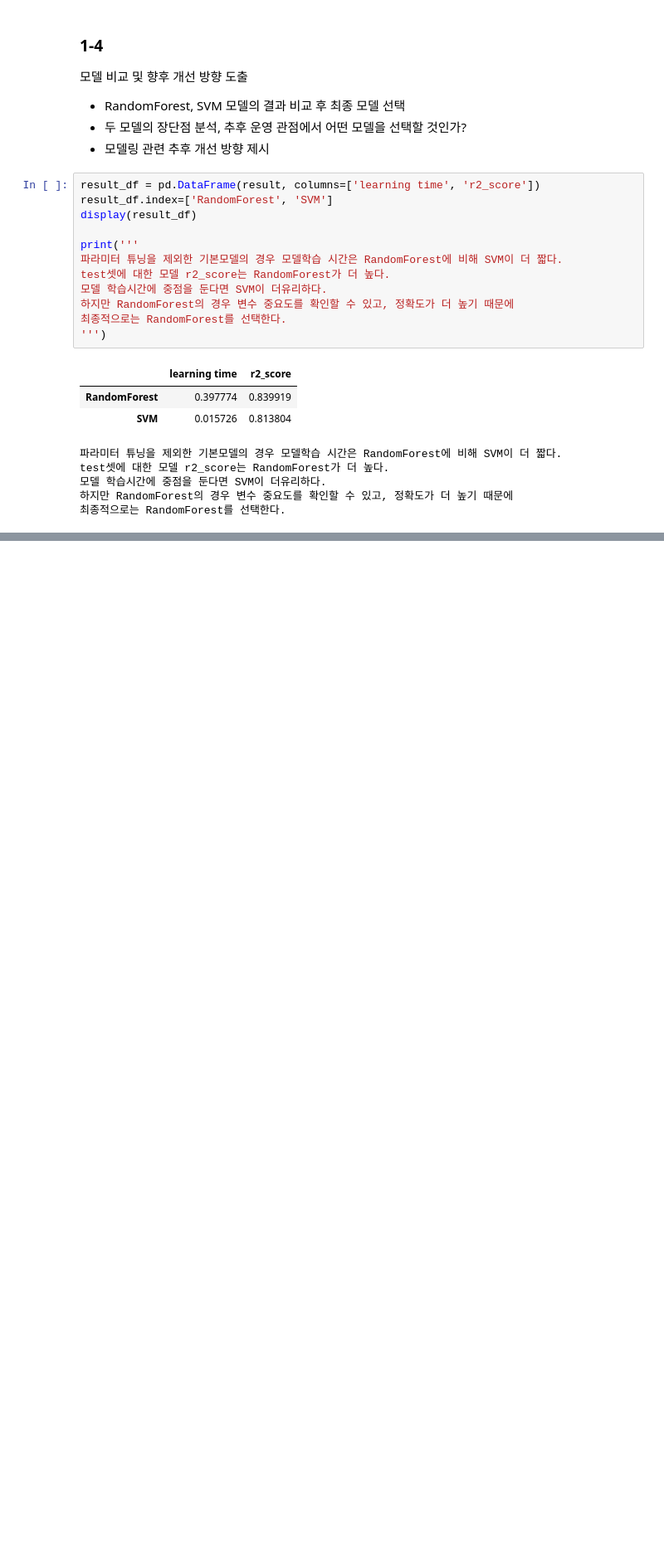
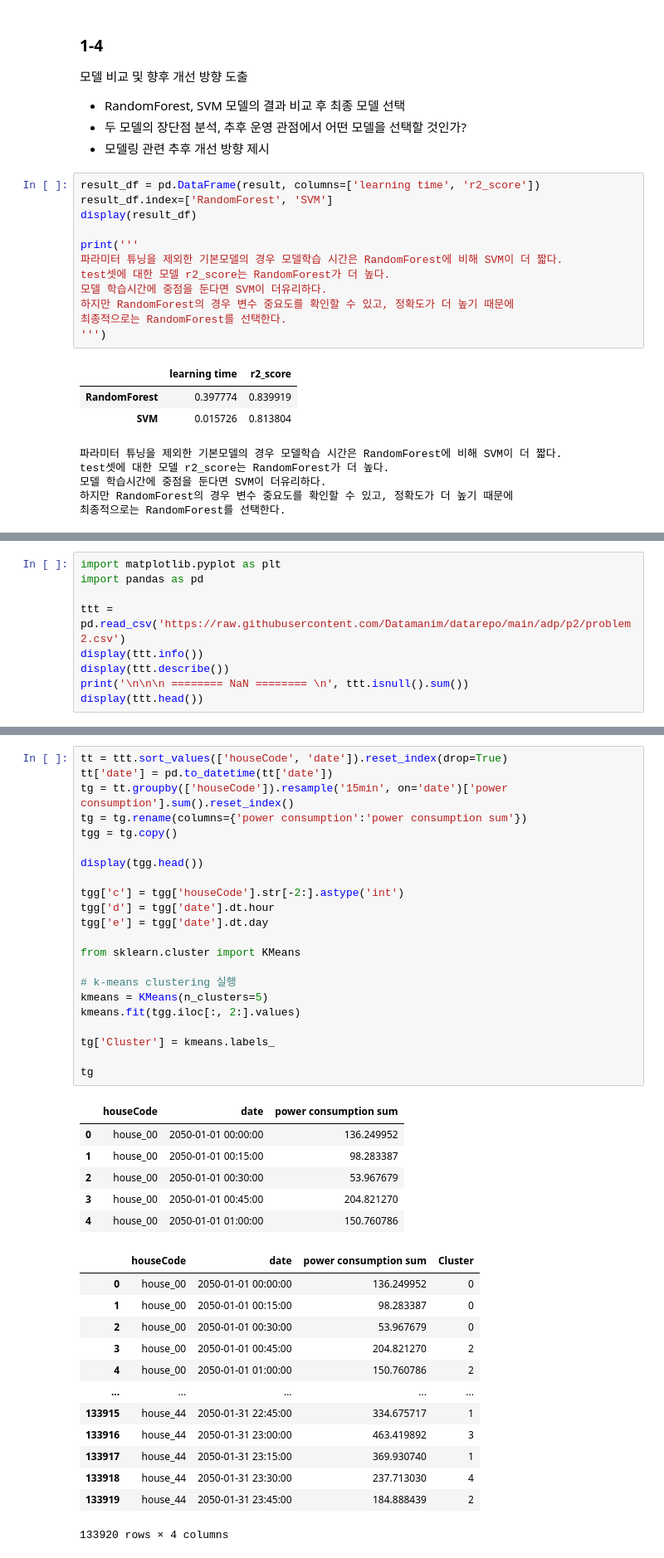
Before and after one commit to johyunkang/adp_certificate, a Jupyter notebook: adp_20.ipynb, the cells around one changed output, grey strips where cells are left out. Shown at 83% size. Drawn from its saved outputs; the diff is of its cells as text; blank space fills up the shorter version.

```diff
--- a/adp_20.ipynb
+++ b/adp_20.ipynb
@@ -276,0 +279,9 @@ test셋에 대한 모델 r2_score는 RandomForest가 더 높다.
+# %%
+import matplotlib.pyplot as plt
+import pandas as pd
+
+ttt = pd.read_csv('https://raw.githubusercontent.com/Datamanim/datarepo/main/adp/p2/problem2.csv')
+display(ttt.info())
+display(ttt.describe())
+print('\n\n\n ======== NaN ======== \n', ttt.isnull().sum())
+display(ttt.head())
@@ -276,0 +330,42 @@ test셋에 대한 모델 r2_score는 RandomForest가 더 높다.
+# %%
+tt = ttt.sort_values(['houseCode', 'date']).reset_index(drop=True)
+tt['date'] = pd.to_datetime(tt['date'])
+tg = tt.groupby(['houseCode']).resample('15min', on='date')['power consumption'].sum().reset_index()
+tg = tg.rename(columns={'power consumption':'power consumption sum'})
+tgg = tg.copy()
+
+display(tgg.head())
+
+tgg['c'] = tgg['houseCode'].str[-2:].astype('int')
+tgg['d'] = tgg['date'].dt.hour
+tgg['e'] = tgg['date'].dt.day
+
+from sklearn.cluster import KMeans
+
+# k-means clustering 실행
+kmeans = KMeans(n_clusters=5)
+kmeans.fit(tgg.iloc[:, 2:].values)
+
+tg['Cluster'] = kmeans.labels_
+
+tg
+# %% [output]
+|  | houseCode | date | power consumption sum |
+| 0 | house_00 | 2050-01-01 00:00:00 | 136.249952 |
+| 1 | house_00 | 2050-01-01 00:15:00 | 98.283387 |
+| 2 | house_00 | 2050-01-01 00:30:00 | 53.967679 |
+| 3 | house_00 | 2050-01-01 00:45:00 | 204.821270 |
+| 4 | house_00 | 2050-01-01 01:00:00 | 150.760786 |
+|  | houseCode | date | power consumption sum | Cluster |
+| 0 | house_00 | 2050-01-01 00:00:00 | 136.249952 | 0 |
+| 1 | house_00 | 2050-01-01 00:15:00 | 98.283387 | 0 |
+| 2 | house_00 | 2050-01-01 00:30:00 | 53.967679 | 0 |
+| 3 | house_00 | 2050-01-01 00:45:00 | 204.821270 | 2 |
+| 4 | house_00 | 2050-01-01 01:00:00 | 150.760786 | 2 |
+| ... | ... | ... | ... | ... |
+| 133915 | house_44 | 2050-01-31 22:45:00 | 334.675717 | 1 |
+| 133916 | house_44 | 2050-01-31 23:00:00 | 463.419892 | 3 |
+| 133917 | house_44 | 2050-01-31 23:15:00 | 369.930740 | 1 |
+| 133918 | house_44 | 2050-01-31 23:30:00 | 237.713030 | 4 |
+| 133919 | house_44 | 2050-01-31 23:45:00 | 184.888439 | 2 |
+133920 rows × 4 columns
```
Also changed, not shown: parts of 7 cells of this notebook.
